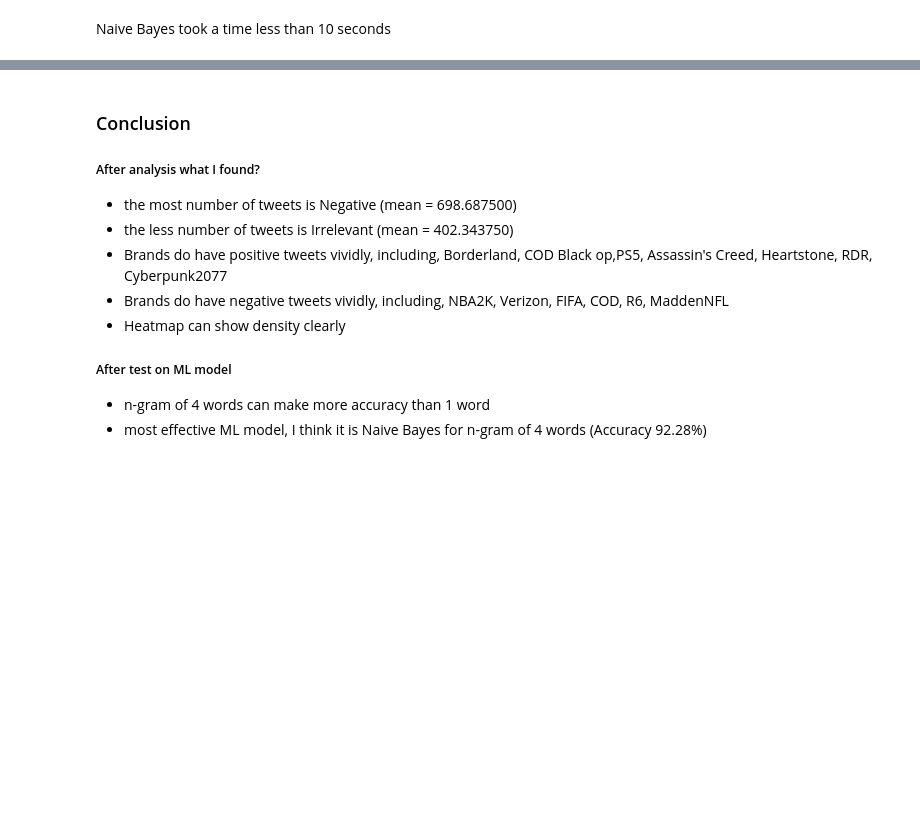
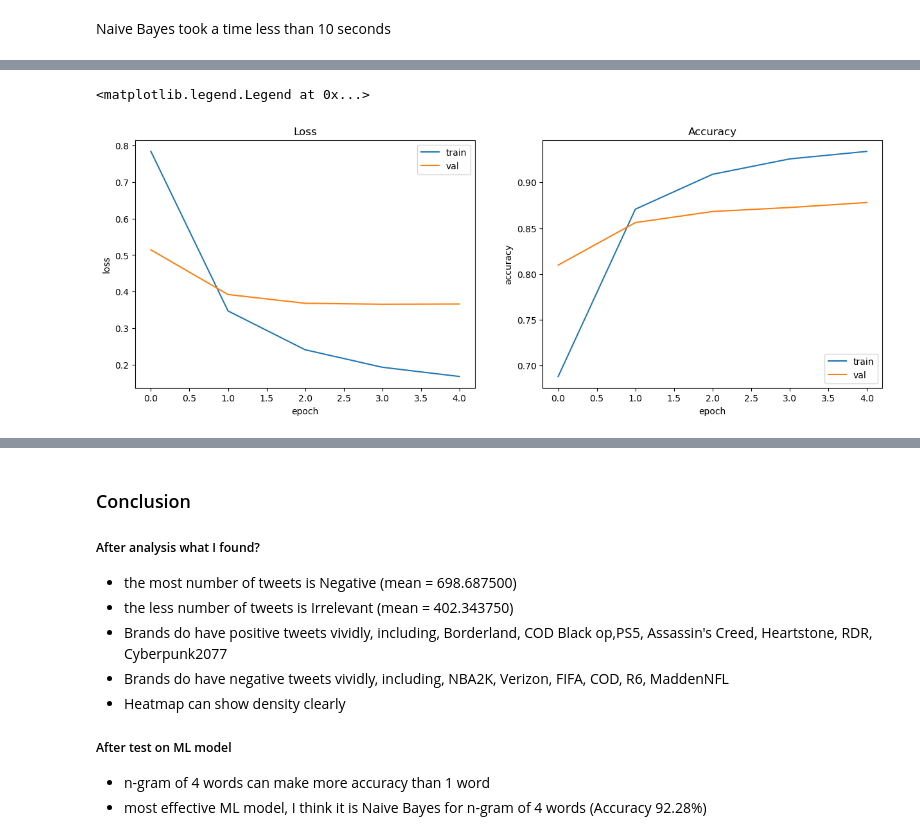
Before and after one commit to balliolon2/Projects, a Jupyter notebook: Twitter Sentiment Analysis (Kaggle)/Twitter Sentiment Analysis.ipynb, the cells around one changed output, grey strips where cells are left out. Saved outputs shown, nothing was run; the diff lists cells and outputs as text; code cells hidden in the pictures; blank space fills up the shorter version.

Commit message:
add LSTM

```diff
--- a/Twitter Sentiment Analysis (Kaggle)/Twitter Sentiment Analysis.ipynb
+++ b/Twitter Sentiment Analysis (Kaggle)/Twitter Sentiment Analysis.ipynb
@@ -702,0 +864,3 @@ Naive Bayes took a time less than 10 seconds
+# %%
+word_index = tokenizer.word_index
+print('Found %s unique tokens.' % len(word_index))
@@ -702,0 +869,3 @@ Naive Bayes took a time less than 10 seconds
+# %%
+X_train = pad_sequences(sequences_train, maxlen=seq_length)
+X_test = pad_sequences(sequences_test, maxlen=seq_length)
@@ -702,0 +884,10 @@ Naive Bayes took a time less than 10 seconds
+# %%
+input_length = 163
+
+model = Sequential()
+model.add(Embedding(input_dim=len(word_index) + 1, output_dim=100, input_length=input_length))
+model.add(LSTM(100, dropout=0.2, recurrent_dropout=0.2))
+model.add(Dense(4, activation='softmax'))
+
+model.compile(loss='categorical_crossentropy', optimizer='adam', metrics=['accuracy'])
+model.summary()
@@ -702,0 +910,5 @@ Naive Bayes took a time less than 10 seconds
+# %%
+history = model.fit(X_train, y_train,
+          batch_size=batch_size,
+          epochs=5,
+          validation_data=(X_test, y_test))
@@ -702,0 +932,20 @@ Naive Bayes took a time less than 10 seconds
+# %%
+fig, (ax1, ax2) = plt.subplots(1, 2 , figsize=(15,5))
+
+ax1.set_title('Loss')
+ax1.set_ylabel('loss')
+ax1.set_xlabel('epoch')
+ax1.plot( history.history['loss'])
+ax1.plot( history.history['val_loss'])
+ax1.legend(['train', 'val'], loc='upper right')
+
+
+ax2.set_title('Accuracy')
+ax2.set_ylabel('accuracy')
+ax2.set_xlabel('epoch')
+ax2.plot( history.history['accuracy'])
+ax2.plot( history.history['val_accuracy'])
+ax2.legend(['train', 'val'], loc='lower right')
+# %% [output]
+<matplotlib.legend.Legend at 0x...>
+[figure, added]
```
Also changed, not shown: parts of 57 cells of this notebook.
